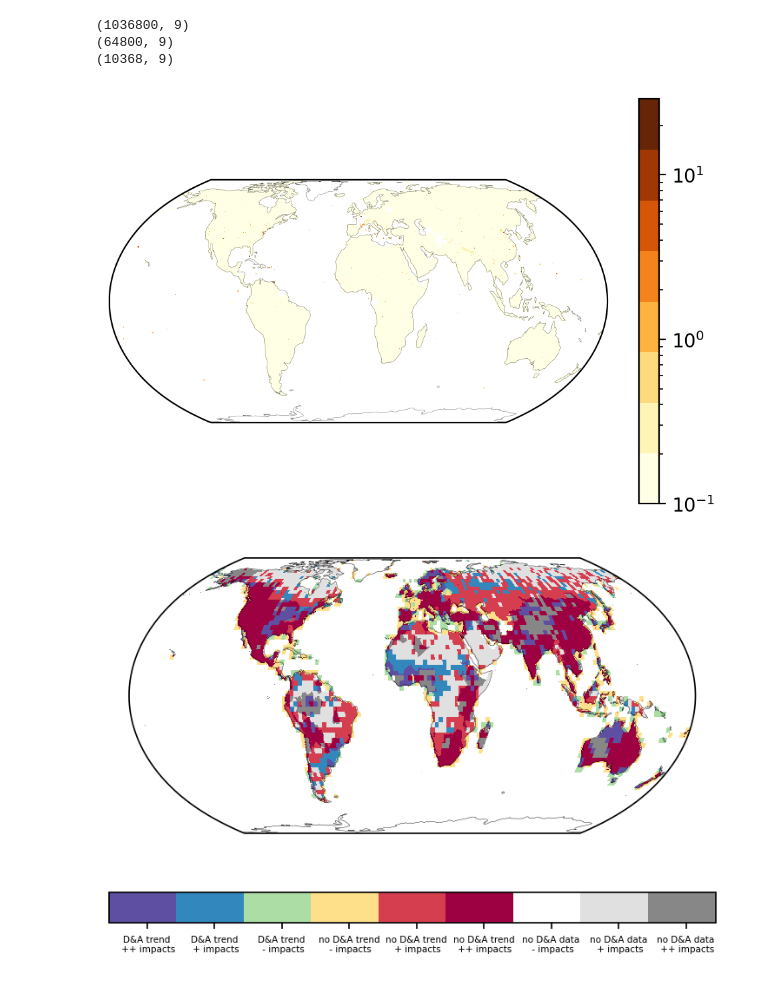
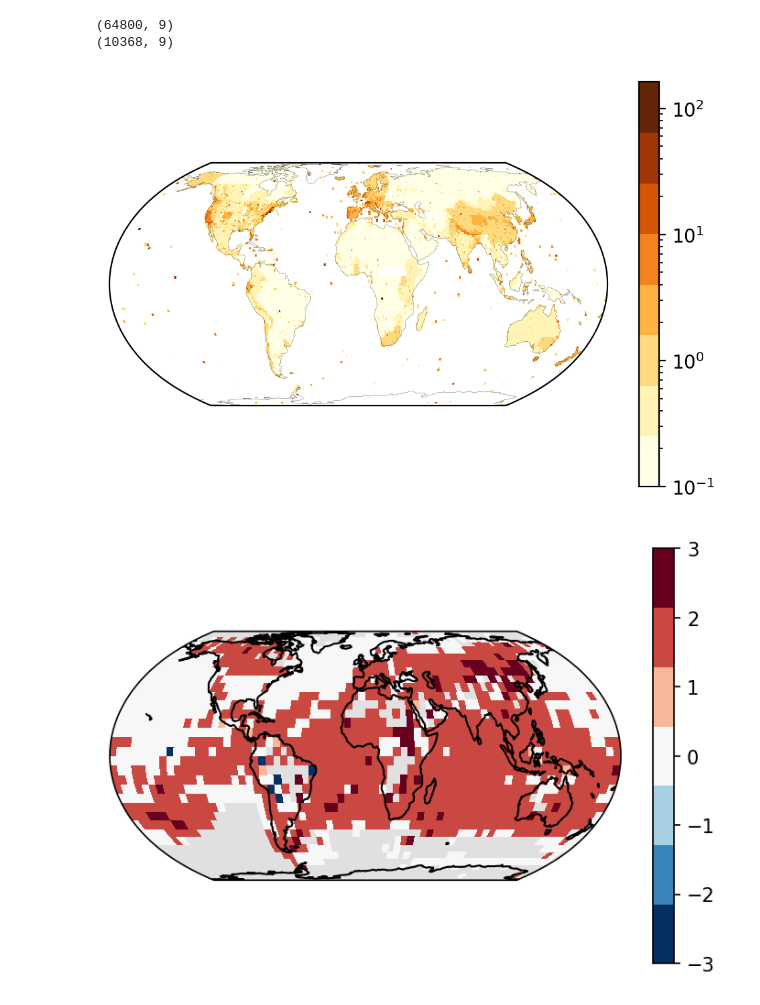
Before and after one commit to mcallaghan/regional-impacts-map, a Jupyter notebook: analysis/da_maps.ipynb, the cells around one changed output. Saved outputs shown, nothing was run; the diff lists cells and outputs as text; code cells hidden in the pictures.

```diff
--- a/analysis/da_maps.ipynb
+++ b/analysis/da_maps.ipynb
@@ -9,6 +159,6 @@ import pandas as pd
 # %%
-for degrees in [.25,1,2.5]:
-    ndf = pd.read_csv(f'../data/gridcell_studies_6 - Precipitation - upper_pred_{degrees}.csv')
+for degrees in [1, 2.5]:
+    ndf = pd.read_csv(f'../data/gridcell_studies_6 - Temperature - upper_pred_{degrees}.csv')
 
     print(ndf.shape)
 
@@ -24,8 +174,8 @@ for degrees in [.25,1,2.5]:
 
     ax.coastlines(lw=0.1)
     mesh = ax.pcolormesh(
-        ndf.LON.unique()-degrees*0.5,
-        ndf.LAT.unique()-degrees*0.5,
+        ndf.LON.unique(),#-degrees*0.5,
+        ndf.LAT.unique(),#-degrees*0.5,
         n,
         norm = mpl.colors.LogNorm(vmin=0.1, vmax=vm),
         cmap=plt.cm.get_cmap('YlOrBr',8),
@@ -40,7 +190,7 @@ for degrees in [.25,1,2.5]:
 
     ndf.loc[
         (abs(ndf['da_cat'])>1) & (ndf['n_study_prop']==0),"evidence_cat"
-    ] = 3
+    ] = 1
 
     ndf.loc[
         (abs(ndf['da_cat'])>1) & (ndf['n_study_prop']>0),"evidence_cat"
@@ -48,7 +198,7 @@ for degrees in [.25,1,2.5]:
 
     ndf.loc[
         (abs(ndf['da_cat'])>1) & (ndf['n_study_prop']>lots),"evidence_cat"
-    ] = 1
+    ] = 3
 
     ndf.loc[
         (abs(ndf['da_cat'])==0) & (ndf['n_study_prop']==0),"evidence_cat"
@@ -62,7 +212,7 @@ for degrees in [.25,1,2.5]:
         (abs(ndf['da_cat'])==0) & (ndf['n_study_prop']>lots),"evidence_cat"
     ] = 6
 
-    colors = ["#5e4fa2","#3288bd","#abdda4","#fee08b","#d53e4f","#9e0142"]
+    colors = ["#abdda4","#3288bd", "#5e4fa2","#fee08b","#d53e4f","#9e0142"]
 
     cmap = mpl.colors.ListedColormap(colors)
 
@@ -81,38 +231,69 @@ for degrees in [.25,1,2.5]:
             (pd.isna(ndf['da_cat'])) & (ndf['n_study_prop']>lots),"evidence_cat"
         ] = 9
 
+
+    ## DA only
+
+    plt.figure(dpi=150)
+
+    ax = plt.axes(projection=ccrs.EqualEarth())
+
+    bn = np.zeros((len(ndf.LAT.unique()), len(ndf.LON.unique())))
+    bn+=1
+
+    mesh = ax.pcolormesh(
+        ndf.LON.unique(),#-degrees*0.5,
+        ndf.LAT.unique(),#-degrees*0.5,
+        bn,
+        cmap = mpl.colors.ListedColormap(["#e0e0e0"]),
+        transform=ccrs.PlateCarree(),
+    )
+
+    n = np.array(ndf.da_cat).reshape(len(ndf.LAT.unique()),len(ndf.LON.unique()))
+    ax.coastlines()
+    mesh = ax.pcolormesh(
+        ndf.LON.unique(),
+        ndf.LAT.unique(),
+        n,
+        cmap=plt.cm.get_cmap('RdBu_r',7), vmin=-3, vmax=3,
+        transform=ccrs.PlateCarree(),
+    )
+    cbar = plt.colorbar(mesh)
+
+
+    ## Combination
+
     plt.figure(dpi=150)
 
     ax = plt.axes(projection=ccrs.EqualEarth())
 
     n = np.array(ndf.evidence_cat).reshape(len(ndf.LAT.unique()),len(ndf.LON.unique()))
 
     ax.coastlines(lw=0.2)
     mesh = ax.pcolormesh(
-        ndf.LON.unique()-degrees*0.5,
-        ndf.LAT.unique()-degrees*0.5,
+        ndf.LON.unique(),#-degrees*0.5,
+        ndf.LAT.unique(),#-degrees*0.5,
         n,
         cmap = cmap,
         transform=ccrs.PlateCarree(),
     )
     cbar = plt.colorbar(mesh, orientation="horizontal")
     cbar.set_ticks(np.array(np.linspace(1,cmap.N,cmap.N+1)[:-1]+0.5))
 
     cbar.set_ticklabels([
+        "D&A trend\n - impacts",
+        "D&A trend\n + impacts",
         "D&A trend\n ++ impacts",
-        "D&A trend\n + impacts",
-        "D&A trend\n - impacts",
         "no D&A trend\n - impacts",
         "no D&A trend\n + impacts",
         "no D&A trend\n ++ impacts",
         "no D&A data\n - impacts",
         "no D&A data\n + impacts",
         "no D&A data\n ++ impacts"
     ])
     cbar.ax.tick_params(labelsize=5)
 # %% [output]
-(1036800, 9)
 (64800, 9)
 (10368, 9)
-[figure, old version]
+[figure, new version]
-[figure, old version]
+[figure, new version]
```
Also changed, not shown: parts of 11 cells of this notebook.
